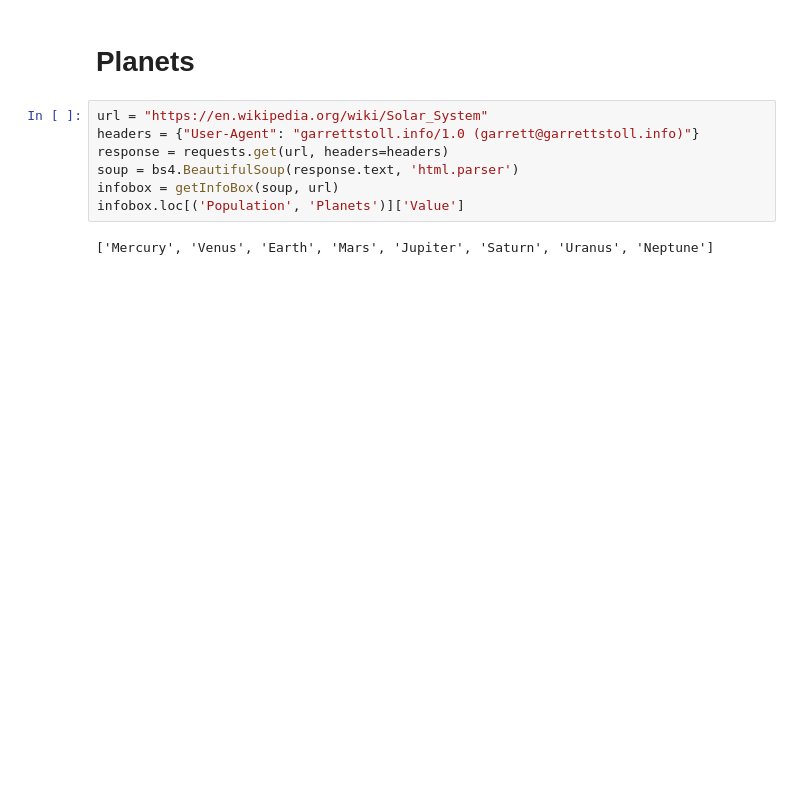
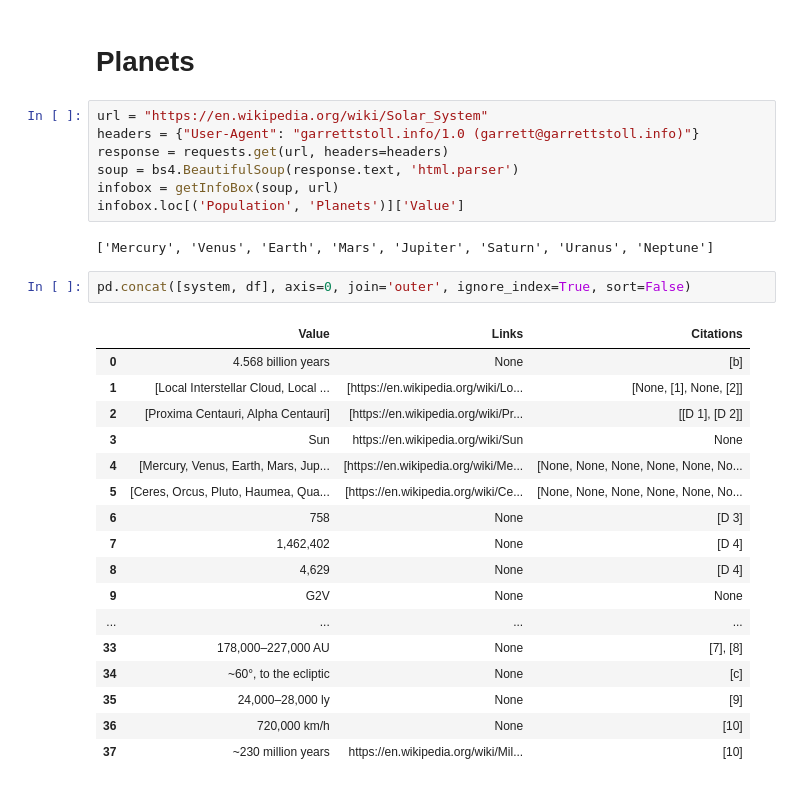
Before and after one commit to gstoll9/garrettstoll.info, a Jupyter notebook: python/solarsystem/planetWiki.ipynb, the cells around one changed output. Drawn from its saved outputs; the diff is of its cells as text; blank space fills up the shorter version.

```diff
--- a/python/solarsystem/planetWiki.ipynb
+++ b/python/solarsystem/planetWiki.ipynb
@@ -151,6 +180,26 @@ infobox = getInfoBox(soup, url)
 infobox.loc[('Population', 'Planets')]['Value']
 # %% [output]
 ['Mercury', 'Venus', 'Earth', 'Mars', 'Jupiter', 'Saturn', 'Uranus', 'Neptune']
+# %%
+pd.concat([system, df], axis=0, join='outer', ignore_index=True, sort=False)
+# %% [output]
+|  | Value | Links | Citations |
+| 0 | 4.568 billion years | None | [b] |
+| 1 | [Local Interstellar Cloud, Local ... | [https://en.wikipedia.org/wiki/Lo... | [None, [1], None, [2]] |
+| 2 | [Proxima Centauri, Alpha Centauri] | [https://en.wikipedia.org/wiki/Pr... | [[D 1], [D 2]] |
+| 3 | Sun | https://en.wikipedia.org/wiki/Sun | None |
+| 4 | [Mercury, Venus, Earth, Mars, Jup... | [https://en.wikipedia.org/wiki/Me... | [None, None, None, None, None, No... |
+| 5 | [Ceres, Orcus, Pluto, Haumea, Qua... | [https://en.wikipedia.org/wiki/Ce... | [None, None, None, None, None, No... |
+| 6 | 758 | None | [D 3] |
+| 7 | 1,462,402 | None | [D 4] |
+| 8 | 4,629 | None | [D 4] |
+| 9 | G2V | None | None |
+| ... | ... | ... | ... |
+| 33 | 178,000–227,000 AU | None | [7], [8] |
+| 34 | ~60°, to the ecliptic | None | [c] |
+| 35 | 24,000–28,000 ly | None | [9] |
+| 36 | 720,000 km/h | None | [10] |
+| 37 | ~230 million years | https://en.wikipedia.org/wiki/Mil... | [10] |
 # %%
 url = "https://en.wikipedia.org/wiki/Solar_System"
 headers = {"User-Agent": "garrettstoll.info/1.0 (garrett@garrettstoll.info)"}
```
Also changed, not shown: parts of 8 cells of this notebook, 2 other files.
